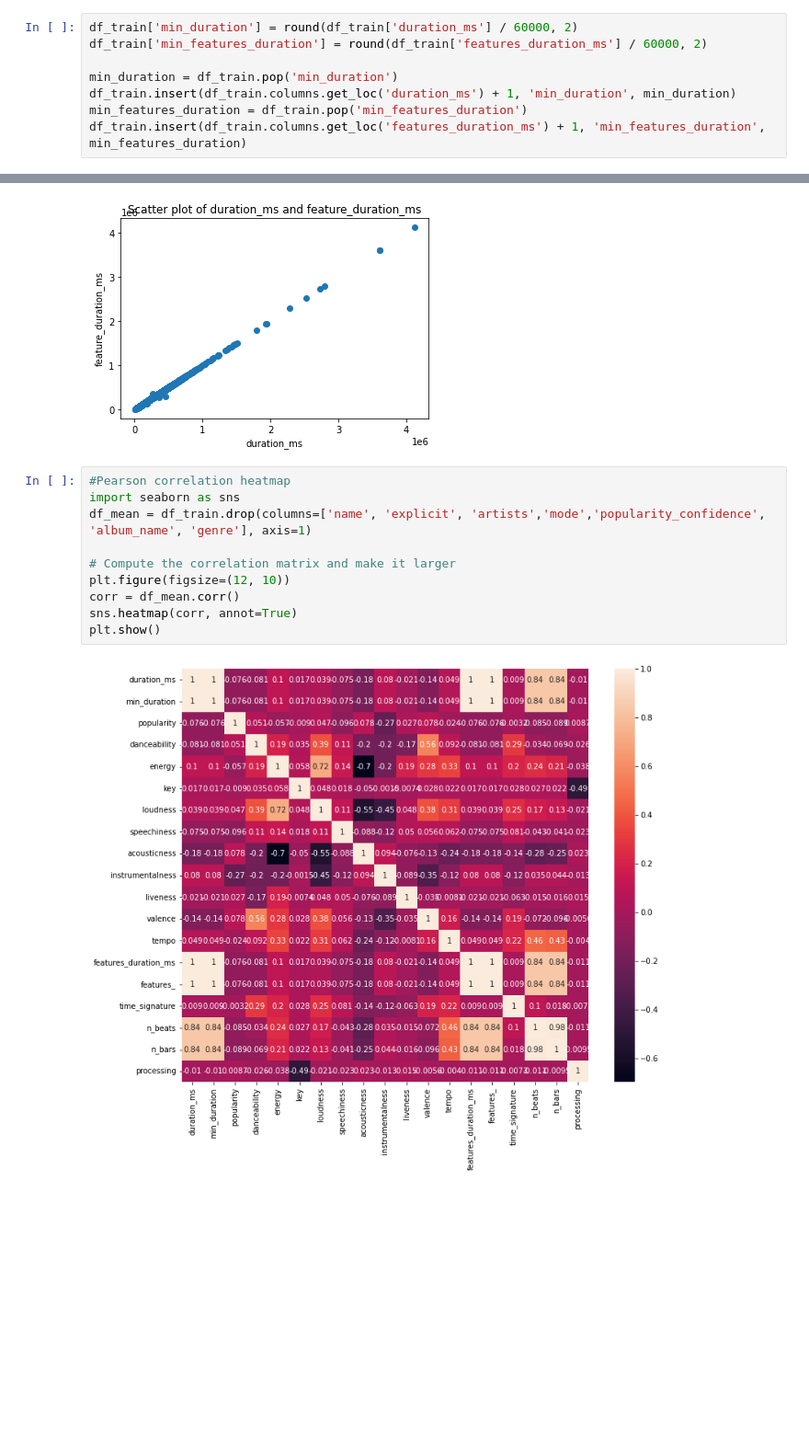
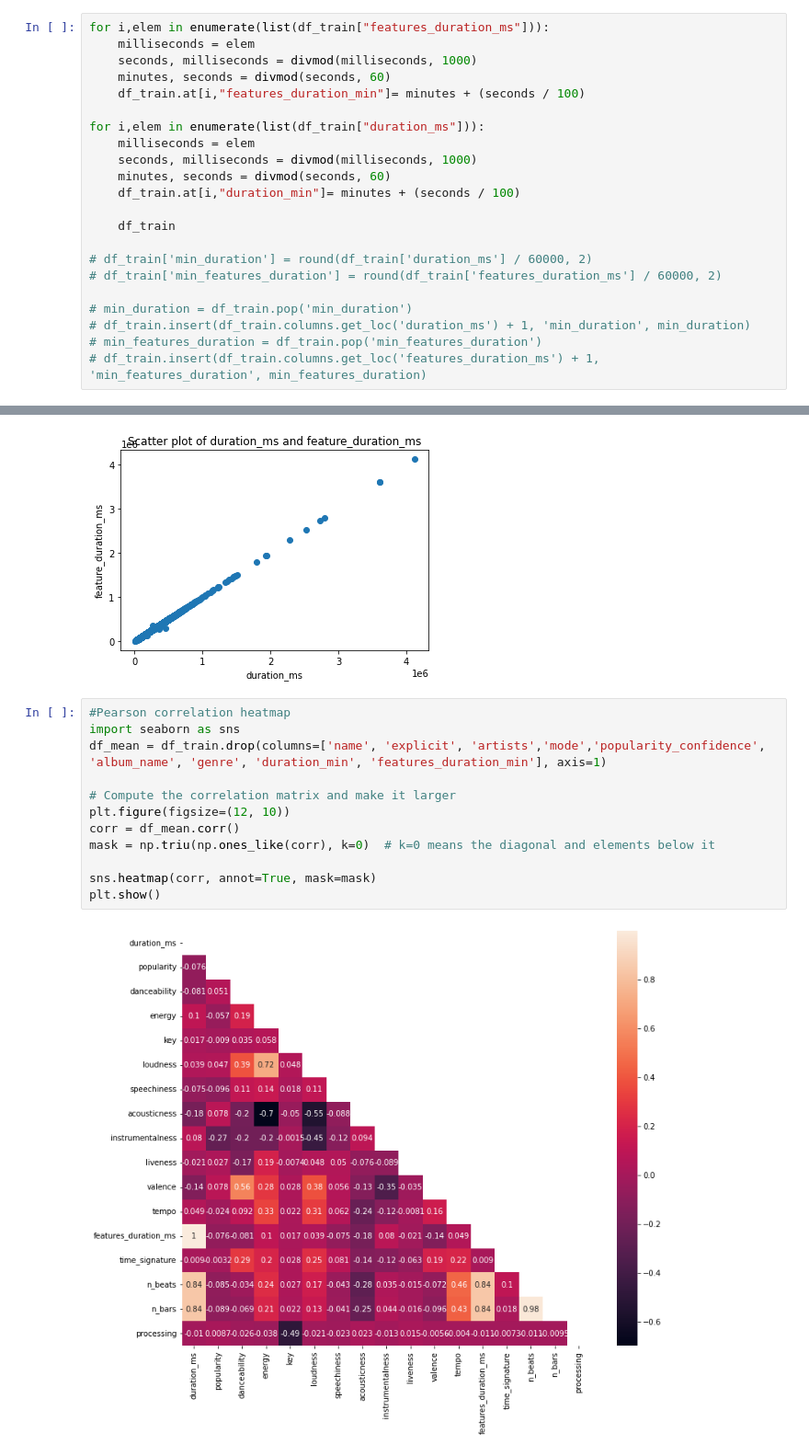
Before and after one commit to EmilianoMarrale/Spotify-Dataset-Analysis, a Jupyter notebook: Project Data Understanding.ipynb, the cells around one changed output, grey strips where cells are left out. Shown at 92% size. Drawn from its saved outputs; the diff is of its cells as text; blank space fills up the shorter version.

Commit message:
Fix conversione durata ms in minuti + plot distribuzione minuti + heatmap tagliata

```diff
--- a/Project Data Understanding.ipynb
+++ b/Project Data Understanding.ipynb
@@ -28,13 +28,27 @@ print(genres_dict)
 # %% [output]
 {'j-dance': 0, 'iranian': 1, 'black-metal': 2, 'bluegrass': 3, 'happy': 4, 'industrial': 5, 'j-idol': 6, 'spanish': 7, 'sleep': 8, 'techno': 9, 'mandopop': 10, 'afrobeat': 11, 'disney': 12, 'study': 1 ...
 # %%
-df_train['min_duration'] = round(df_train['duration_ms'] / 60000, 2)
-df_train['min_features_duration'] = round(df_train['features_duration_ms'] / 60000, 2)
+for i,elem in enumerate(list(df_train["features_duration_ms"])):
+    milliseconds = elem
+    seconds, milliseconds = divmod(milliseconds, 1000)
+    minutes, seconds = divmod(seconds, 60)
+    df_train.at[i,"features_duration_min"]= minutes + (seconds / 100)
 
-min_duration = df_train.pop('min_duration')
-df_train.insert(df_train.columns.get_loc('duration_ms') + 1, 'min_duration', min_duration)
-min_features_duration = df_train.pop('min_features_duration')
-df_train.insert(df_train.columns.get_loc('features_duration_ms') + 1, 'min_features_duration', min_features_duration)
+for i,elem in enumerate(list(df_train["duration_ms"])):
+    milliseconds = elem
+    seconds, milliseconds = divmod(milliseconds, 1000)
+    minutes, seconds = divmod(seconds, 60)
+    df_train.at[i,"duration_min"]= minutes + (seconds / 100)
+
+    df_train
+
+# df_train['min_duration'] = round(df_train['duration_ms'] / 60000, 2)
+# df_train['min_features_duration'] = round(df_train['features_duration_ms'] / 60000, 2)
+
+# min_duration = df_train.pop('min_duration')
+# df_train.insert(df_train.columns.get_loc('duration_ms') + 1, 'min_duration', min_duration)
+# min_features_duration = df_train.pop('min_features_duration')
+# df_train.insert(df_train.columns.get_loc('features_duration_ms') + 1, 'min_features_duration', min_features_duration)
 # %%
 df_test.columns
 # %% [output]
@@ -447,12 +461,14 @@ Text(0.5, 1.0, 'Scatter plot of duration_ms and feature_duration_ms')
 # %%
 #Pearson correlation heatmap
 import seaborn as sns
-df_mean = df_train.drop(columns=['name', 'explicit', 'artists','mode','popularity_confidence', 'album_name', 'genre'], axis=1)
+df_mean = df_train.drop(columns=['name', 'explicit', 'artists','mode','popularity_confidence', 'album_name', 'genre', 'duration_min', 'features_duration_min'], axis=1)
 
 # Compute the correlation matrix and make it larger
 plt.figure(figsize=(12, 10))
 corr = df_mean.corr()
-sns.heatmap(corr, annot=True)
+mask = np.triu(np.ones_like(corr), k=0)  # k=0 means the diagonal and elements below it
+
+sns.heatmap(corr, annot=True, mask=mask)
 plt.show()
 # %% [output]
-[figure, old version]
+[figure, new version]
```
Also changed, not shown: parts of 6 cells of this notebook.
